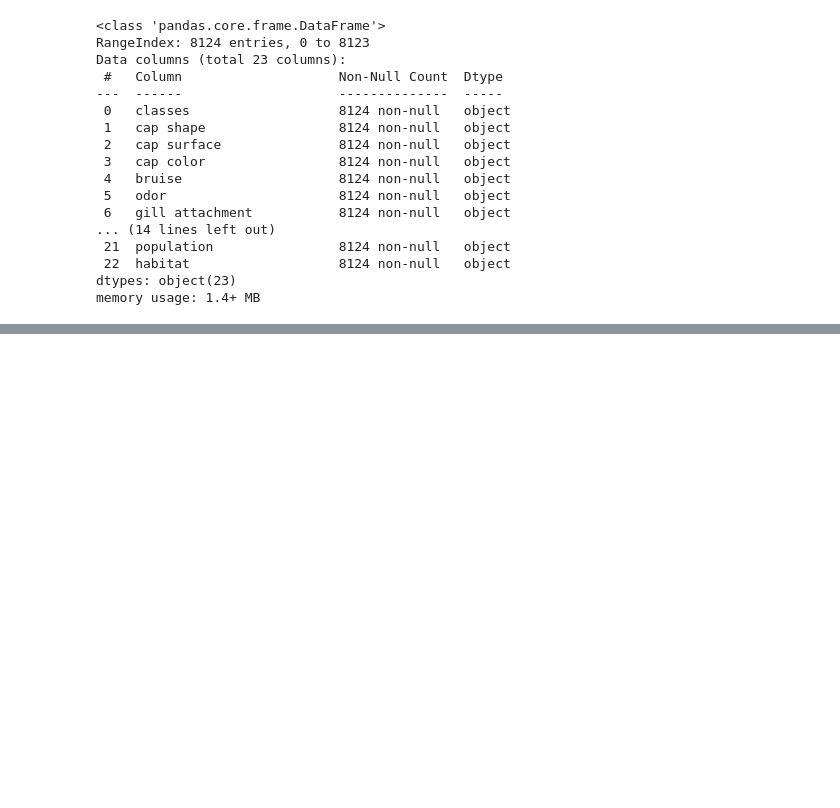
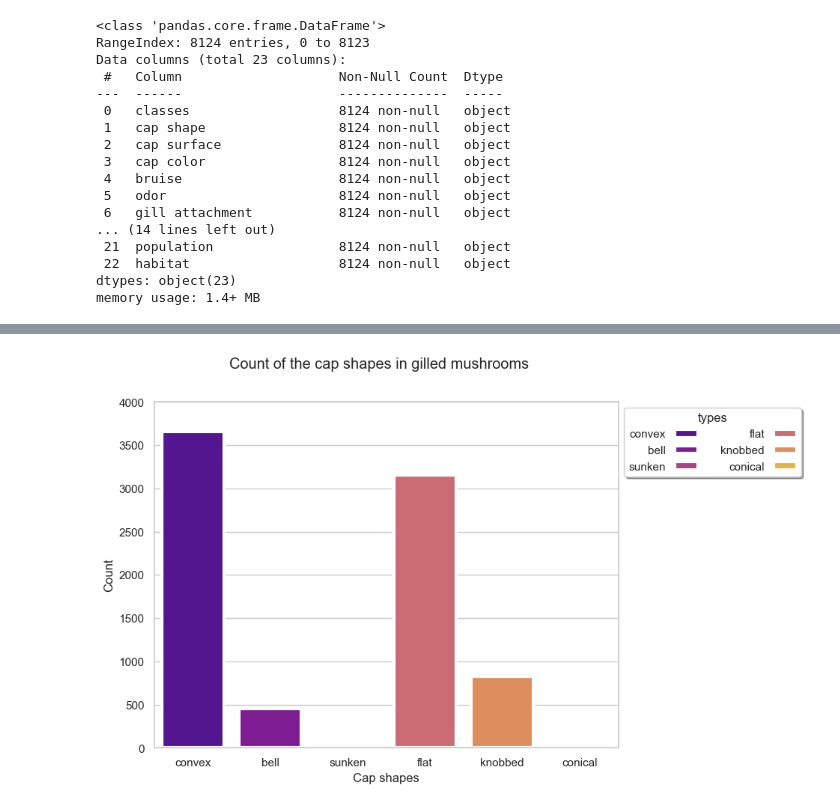
Before and after one commit to alecfei/gilled-mushrooms, a Jupyter notebook: mushroom.ipynb, the cells around one changed output, grey strips where cells are left out. Saved outputs shown, nothing was run; the diff lists cells and outputs as text; code cells hidden in the pictures; blank space fills up the shorter version.

```diff
--- a/mushroom.ipynb
+++ b/mushroom.ipynb
@@ -201,0 +214,19 @@ plt.show()
+# %%
+fig, axes = plt.subplots(figsize = (8, 6))
+fig.suptitle("Count of the cap shapes in gilled mushrooms")
+sns.set_theme(style = "whitegrid")
+sns.countplot(ax = axes, data = mushroom, x = "cap shape",
+              linewidth = 3, hue = "cap shape",
+              palette = "plasma", dodge = False)
+axes.set_xlabel("Cap shapes")
+axes.set_ylabel("Count")
+plt.legend(title = "types",
+           bbox_to_anchor = (1, 1),
+           frameon = True,
+           ncol = 2,
+           markerfirst = False,
+           shadow = True)
+plt.ylim(0, 4000)
+plt.show()
+# %% [output]
+[figure, added]
```
Also changed, not shown: parts of 7 cells of this notebook, 1 other file.
